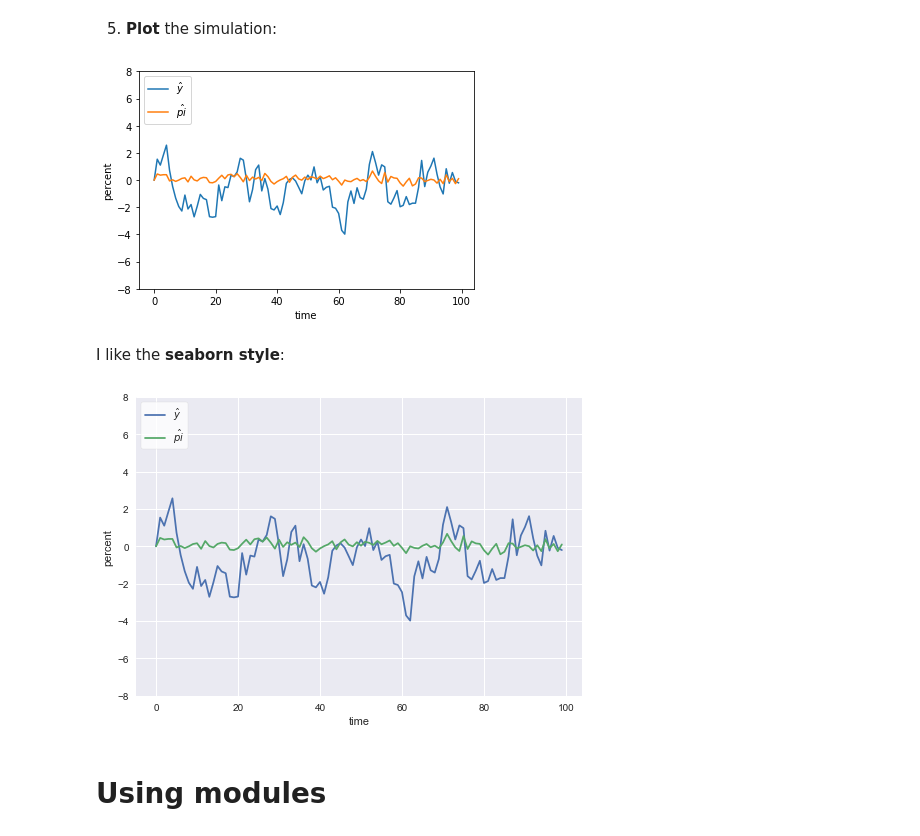
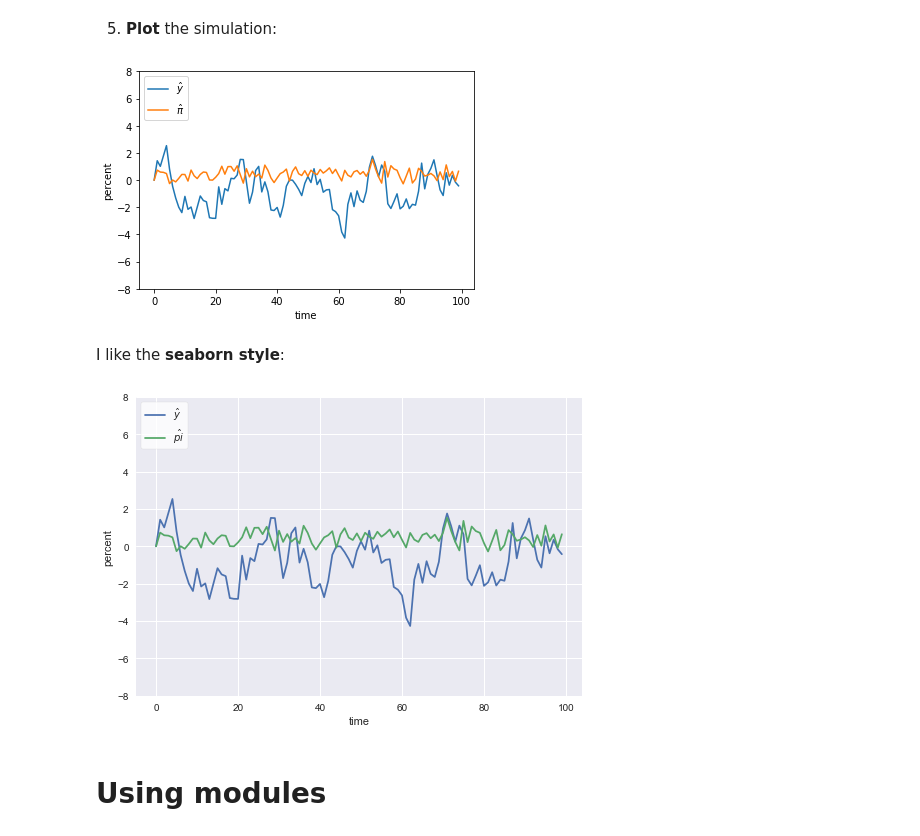
Before and after one commit to NumEconCopenhagen/lectures-2020, a Jupyter notebook: 01/Introduction.ipynb, the cells around one changed output. Drawn from its saved outputs; the diff is of its cells as text; code cells hidden in the pictures.

```diff
--- a/01/Introduction.ipynb
+++ b/01/Introduction.ipynb
@@ -159,7 +161,7 @@ phi = 0.9
 delta = 0.8
 omega = 0.15
 sigma_x = 1
-sigma_c = 0.2
+sigma_c = 0.4
 T = 100
 # %% [markdown]
 2. Calculate **composite parameters**:
@@ -204,21 +206,21 @@ for t in range(1,T):
 # %%
 import matplotlib.pyplot as plt
 %matplotlib inline
 
 fig = plt.figure()
 ax = fig.add_subplot(1,1,1)
 
 ax.plot(y_hat,label='$\\hat{y}$')
-ax.plot(pi_hat,label='$\\hat{pi}$')
+ax.plot(pi_hat,label='$\\hat{\pi}$')
 
 ax.set_xlabel('time')
 
 ax.set_ylabel('percent')
 ax.set_ylim([-8,8])
 
 ax.legend(loc='upper left');
 # %% [output]
-[figure, old version]
+[figure, new version]
 # %% [markdown]
 I like the **seaborn style**:
 # %%
@@ -237,7 +239,7 @@ ax.set_ylim([-8,8])
 
 ax.legend(loc='upper left',facecolor='white',frameon='True');
 # %% [output]
-[figure, old version]
+[figure, new version]
 # %% [markdown]
 # Using modules
 # %% [markdown]
```
Also changed, not shown: parts of 2 cells of this notebook, 3 other files.
